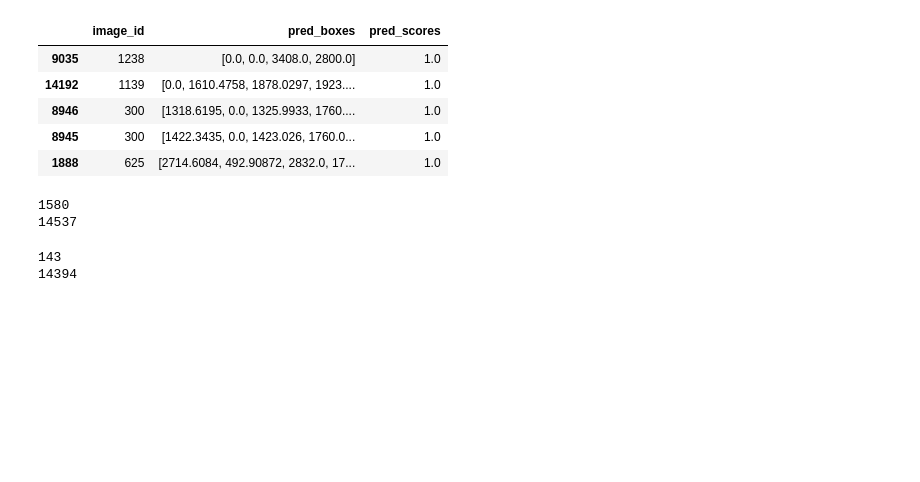
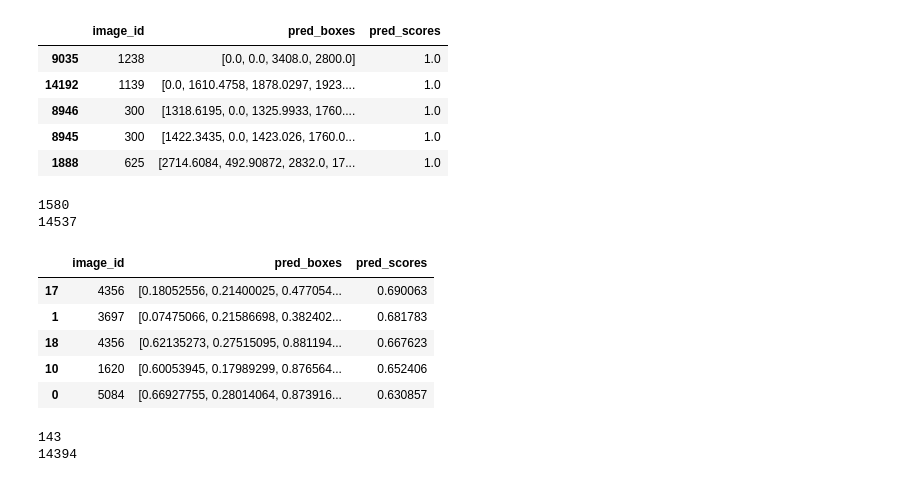
Before and after one commit to llswrtn/AML, a Jupyter notebook: yolo/evaluation_v0.ipynb, the cells around one changed output. Cells and saved outputs as stored; diff of their text form; code cells hidden in the pictures; blank space fills up the shorter version.

```diff
--- a/yolo/evaluation_v0.ipynb
+++ b/yolo/evaluation_v0.ipynb
@@ -383,6 +384,27 @@ print(len(all_preds_df))
 # %% [output]
 1580
 14537
+# %%
+#####################################
+#
+#     LOAD FROM FILES
+#
+#####################################
+with open("all_preds.dat", "rb") as file:
+    all_preds = pickle.load(file)
+with open("all_gt_boxes.dat", "rb") as file:
+    all_gt_boxes = pickle.load(file)
+all_preds_df = pd.DataFrame(all_preds, columns=['image_id', 'pred_boxes', 'pred_scores'])
+all_preds_df = all_preds_df.sort_values('pred_scores',  ascending=False)
+# %%
+all_preds_df.head()
+# %% [output]
+|  | image_id | pred_boxes | pred_scores |
+| 17 | 4356 | [0.18052556, 0.21400025, 0.477054... | 0.690063 |
+| 1 | 3697 | [0.07475066, 0.21586698, 0.382402... | 0.681783 |
+| 18 | 4356 | [0.62135273, 0.27515095, 0.881194... | 0.667623 |
+| 10 | 1620 | [0.60053945, 0.17989299, 0.876564... | 0.652406 |
+| 0 | 5084 | [0.66927755, 0.28014064, 0.873916... | 0.630857 |
 # %%
 #all_gt_boxes = np.array(all_gt_boxes).transpose()[0]
 
```
Also changed, not shown: parts of 1 cell of this notebook, 4 other files.
